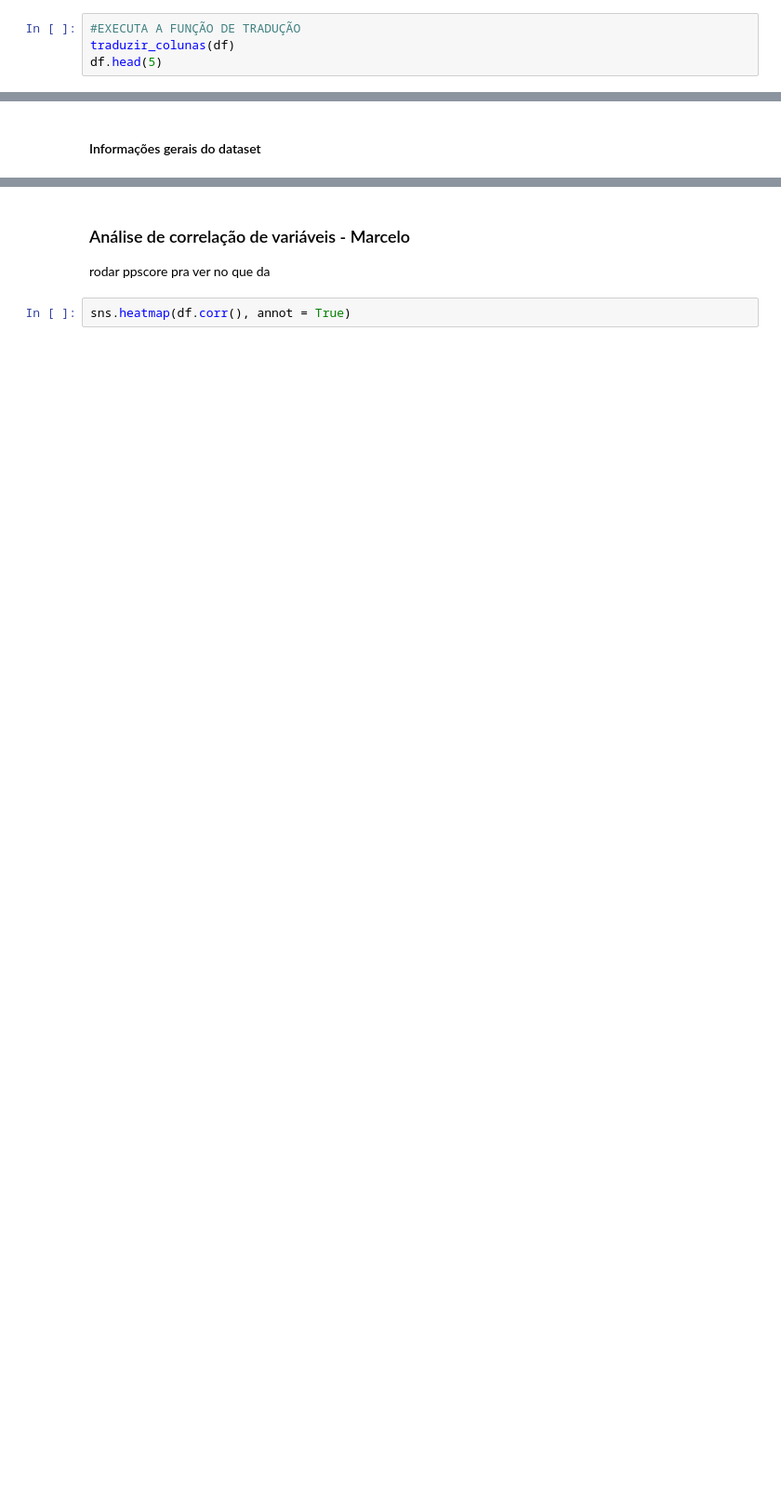
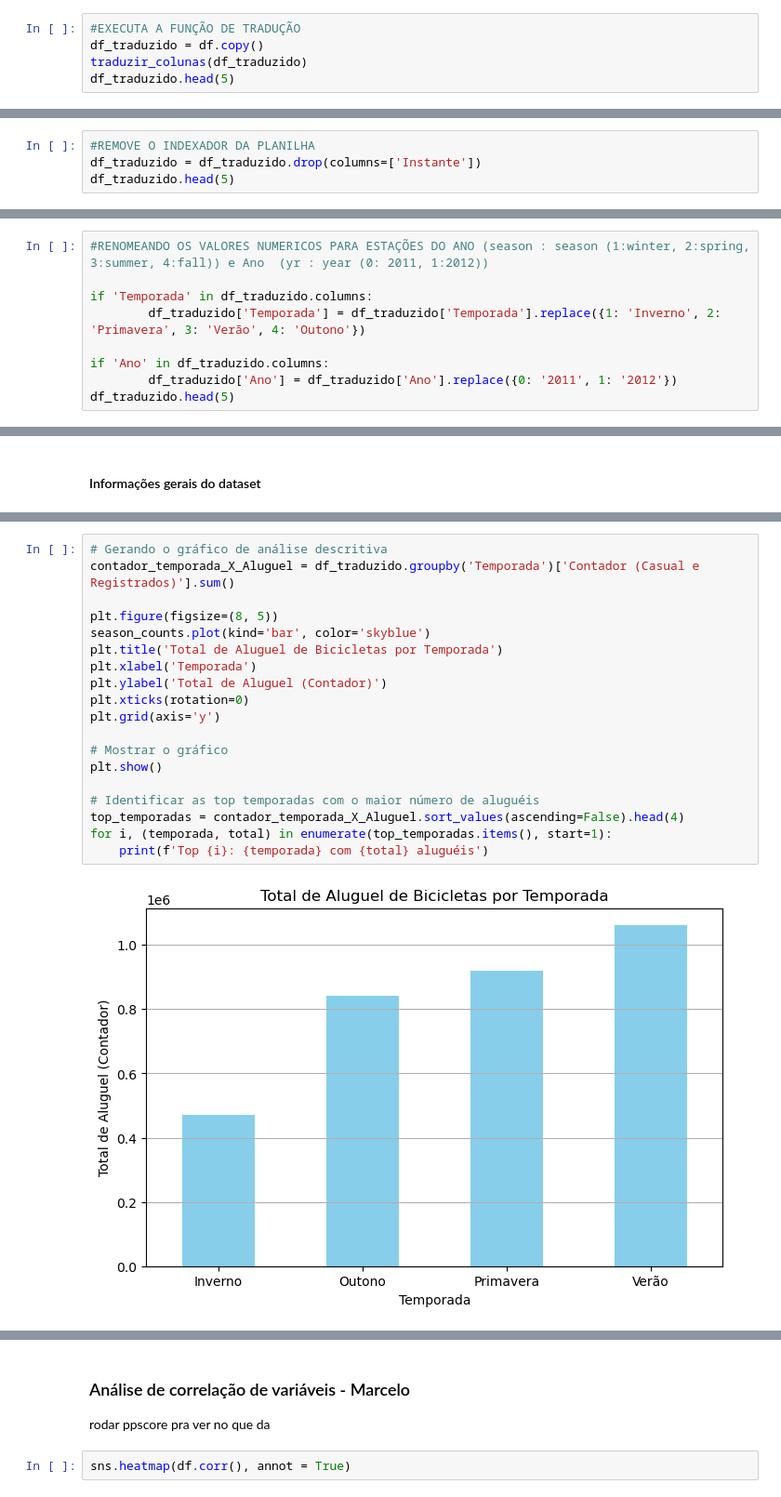
Before and after one commit to MarceloBindi30/A3_AnaliseDeDados, a Jupyter notebook: A3_Main.ipynb, the cells around one changed output, grey strips where cells are left out. Shown at 93% size. Drawn from its saved outputs; the diff is of its cells as text; blank space fills up the shorter version.

Commit message:
Tratamento inicial dos dados + Grafico de temporada X aluguel

```diff
--- a/A3_Main.ipynb
+++ b/A3_Main.ipynb
@@ -108,4 +76,5 @@ def traduzir_colunas(df, language='pt'):
 # %%
 #EXECUTA A FUNÇÃO DE TRADUÇÃO
-traduzir_colunas(df)
-df.head(5)
+df_traduzido = df.copy()
+traduzir_colunas(df_traduzido)
+df_traduzido.head(5)
@@ -111,0 +88,4 @@ df.head(5)
+# %%
+#REMOVE O INDEXADOR DA PLANILHA
+df_traduzido = df_traduzido.drop(columns=['Instante'])
+df_traduzido.head(5)
@@ -111,0 +99,9 @@ df.head(5)
+# %%
+#RENOMEANDO OS VALORES NUMERICOS PARA ESTAÇÕES DO ANO (season : season (1:winter, 2:spring, 3:summer, 4:fall)) e Ano  (yr : year (0: 2011, 1:2012))
+
+if 'Temporada' in df_traduzido.columns:
+        df_traduzido['Temporada'] = df_traduzido['Temporada'].replace({1: 'Inverno', 2: 'Primavera', 3: 'Verão', 4: 'Outono'})
+
+if 'Ano' in df_traduzido.columns:
+        df_traduzido['Ano'] = df_traduzido['Ano'].replace({0: '2011', 1: '2012'})
+df_traduzido.head(5)
@@ -117,0 +117,21 @@ df.describe()
+# %%
+# Gerando o gráfico de análise descritiva
+contador_temporada_X_Aluguel = df_traduzido.groupby('Temporada')['Contador (Casual e Registrados)'].sum()
+
+plt.figure(figsize=(8, 5))
+season_counts.plot(kind='bar', color='skyblue')
+plt.title('Total de Aluguel de Bicicletas por Temporada')
+plt.xlabel('Temporada')
+plt.ylabel('Total de Aluguel (Contador)')
+plt.xticks(rotation=0)
+plt.grid(axis='y')
+
+# Mostrar o gráfico
+plt.show()
+
+# Identificar as top temporadas com o maior número de aluguéis
+top_temporadas = contador_temporada_X_Aluguel.sort_values(ascending=False).head(4)
+for i, (temporada, total) in enumerate(top_temporadas.items(), start=1):
+    print(f'Top {i}: {temporada} com {total} aluguéis')
+# %% [output]
+[figure, added]
```
Also changed, not shown: parts of 10 cells of this notebook.
